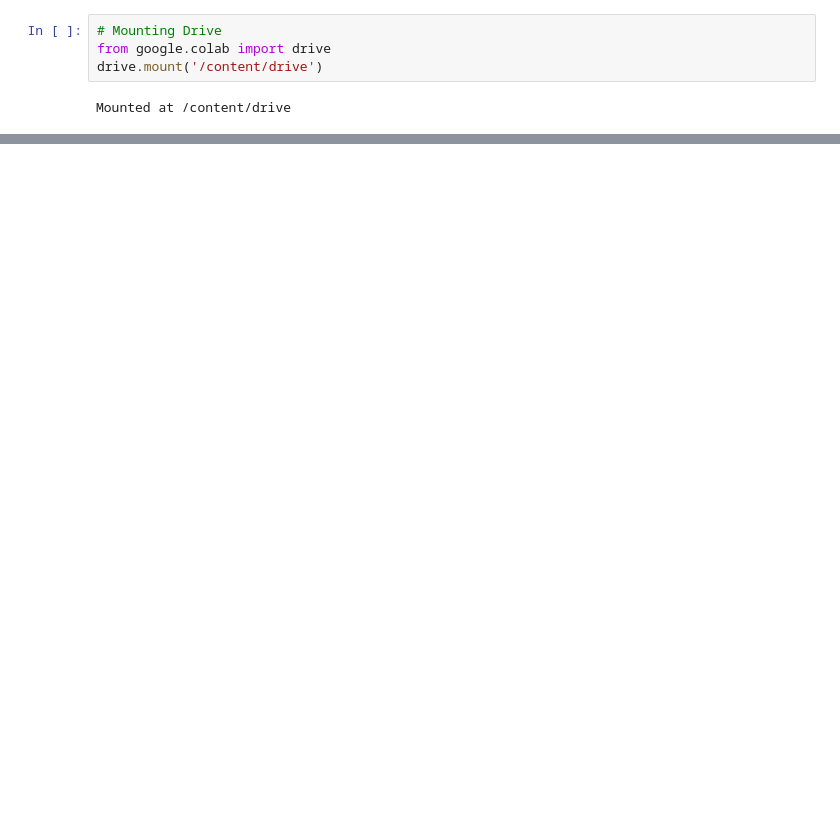
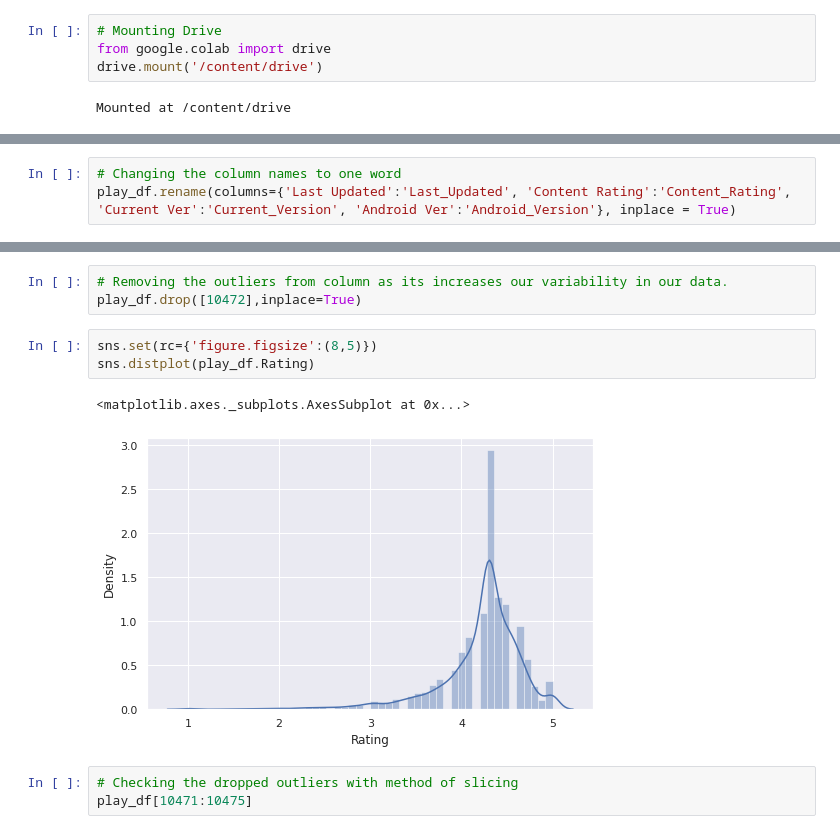
Before and after one commit to shirkepranav98/Play-Store-App-Review-Analysis-, a Jupyter notebook: Pranav_Shirke_Play_Store_App_Review_Analysis_EDA_Project.ipynb, the cells around one changed output, grey strips where cells are left out. Saved outputs shown, nothing was run; the diff lists cells and outputs as text; blank space fills up the shorter version.

```diff
--- a/Pranav_Shirke_Play_Store_App_Review_Analysis_EDA_Project.ipynb
+++ b/Pranav_Shirke_Play_Store_App_Review_Analysis_EDA_Project.ipynb
@@ -112,0 +119,3 @@ ValueError: ignored
+# %%
+# Changing the column names to one word
+play_df.rename(columns={'Last Updated':'Last_Updated', 'Content Rating':'Content_Rating', 'Current Ver':'Current_Version', 'Android Ver':'Android_Version'}, inplace = True)
@@ -112,0 +149,12 @@ ValueError: ignored
+# %%
+# Removing the outliers from column as its increases our variability in our data.
+play_df.drop([10472],inplace=True)
+# %%
+sns.set(rc={'figure.figsize':(8,5)})
+sns.distplot(play_df.Rating)
+# %% [output]
+<matplotlib.axes._subplots.AxesSubplot at 0x...>
+[figure, added]
+# %%
+# Checking the dropped outliers with method of slicing
+play_df[10471:10475]
```
Also changed, not shown: parts of 48 cells of this notebook.
